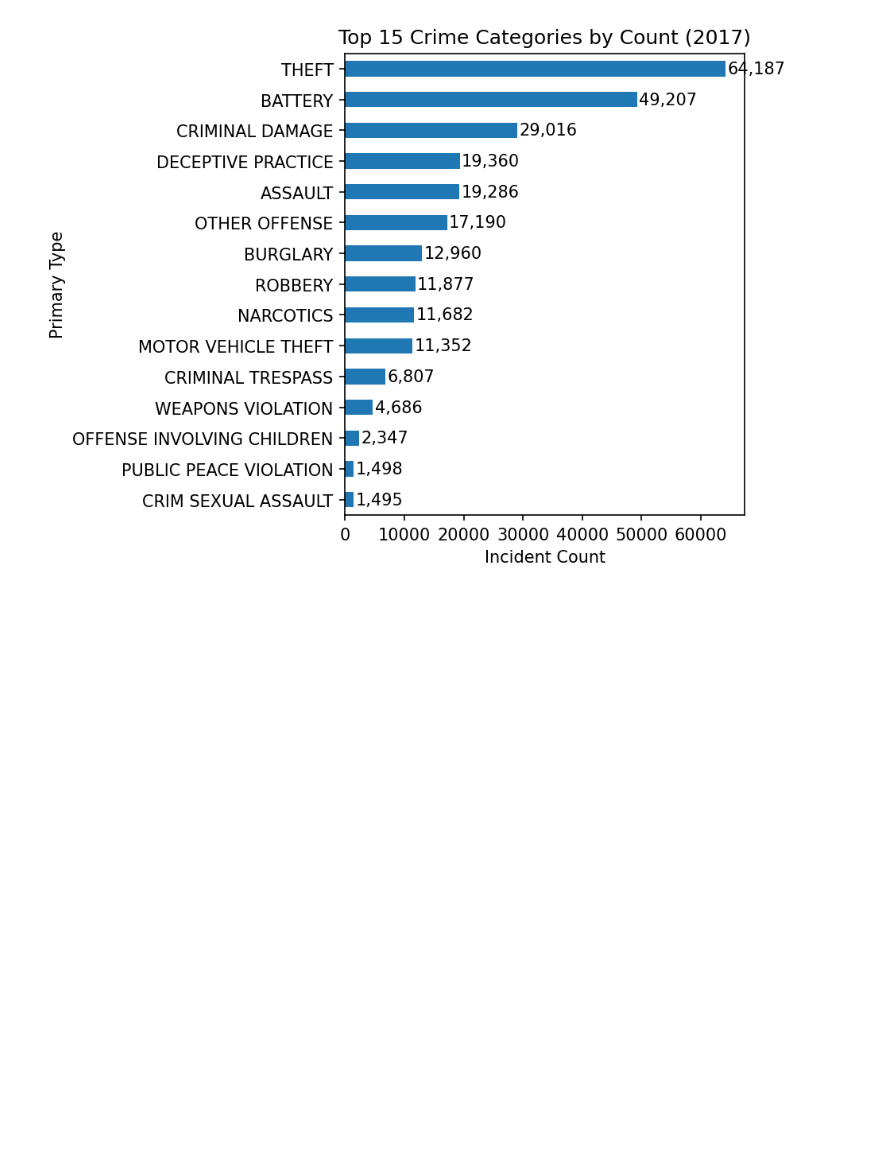
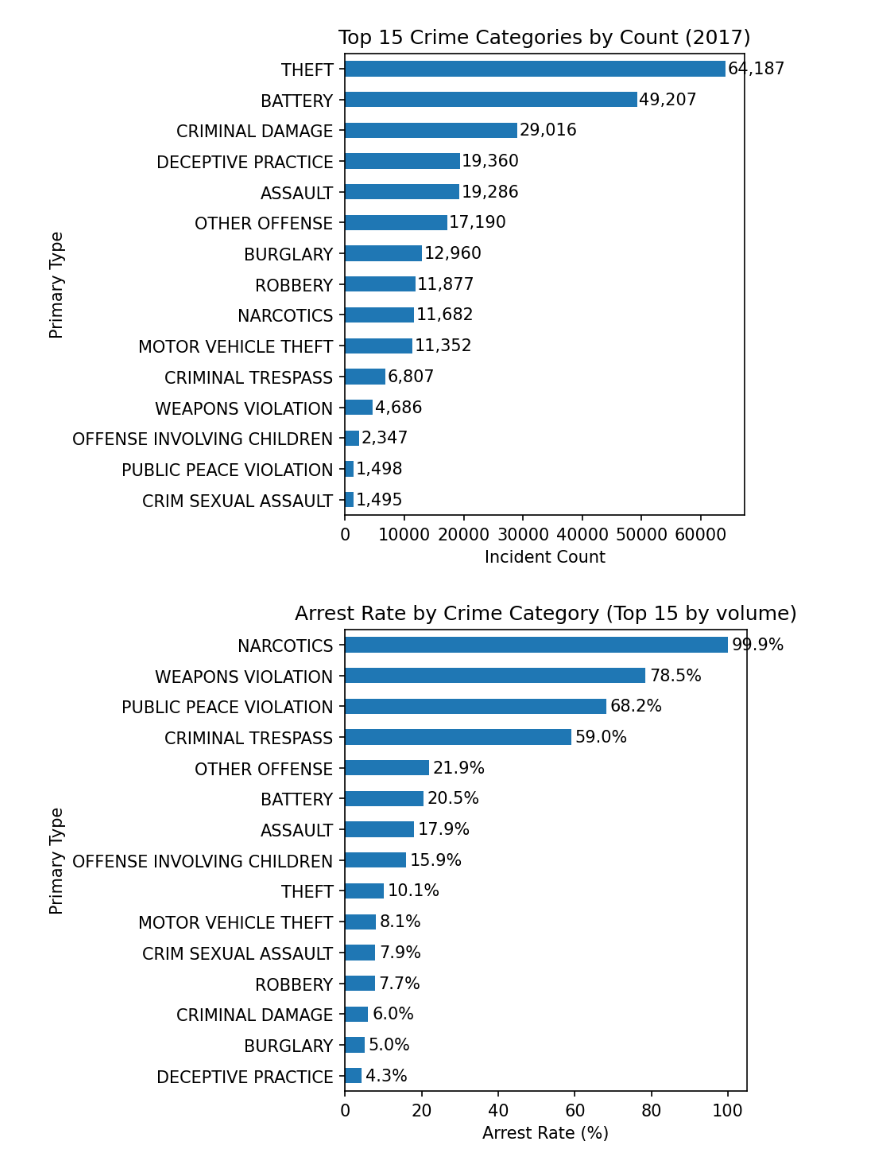
Before and after one commit to susie682/Infosys722--Assignment-4-BDAS, a Jupyter notebook: 2_3_ExploreData.ipynb, the cells around one changed output. Saved outputs shown, nothing was run; the diff lists cells and outputs as text; code cells hidden in the pictures; blank space fills up the shorter version.

```diff
--- a/2_3_ExploreData.ipynb
+++ b/2_3_ExploreData.ipynb
@@ -88,3 +101,33 @@ plt.savefig("/content/figs/figure5_primary_type_by_count.png")
 plt.show()
 # %% [output]
 [figure]
+# %%
+# ======================================================
+# Figure 6: Arrest Rate by Crime Category (Top 15 by vol)
+# ======================================================
+if "Arrest" in df2017.columns:
+  agg = (
+      df2017.groupBy(F.col(COL_CAT))
+            .agg(F.count("*").alias("n"),
+                 F.sum(F.when(F.col("Arrest") == True, 1).otherwise(0)).alias("arrests"))
+  ).withColumn("arrest_rate", (F.col("arrests") / F.col("n")) * 100)
+
+  top15 = agg.orderBy(F.desc("n")).limit(15).toPandas()
+  top15 = top15.sort_values("arrest_rate", ascending=True)
+
+  ax = top15.plot(kind="barh", x=COL_CAT, y="arrest_rate", legend=False)
+  ax.set_title("Arrest Rate by Crime Category (Top 15 by volume)")
+  ax.set_xlabel("Arrest Rate (%)")
+  ax.set_ylabel("Primary Type")
+
+  # Annotate percentages
+  for p, v in zip(ax.patches, top15["arrest_rate"].tolist()):
+    ax.text(p.get_width() + 1, p.get_y() + p.get_height()/2, f"{v:.1f}%", va="center")
+
+  plt.tight_layout()
+  plt.savefig("/content/figs/figure6_arrest_rate_by_category.png")
+  plt.show()
+else:
+  print("Column 'Arrest' not found; skipping Figure 6.")
+# %% [output]
+[figure, added]
```
Also changed, not shown: parts of 8 cells of this notebook.
